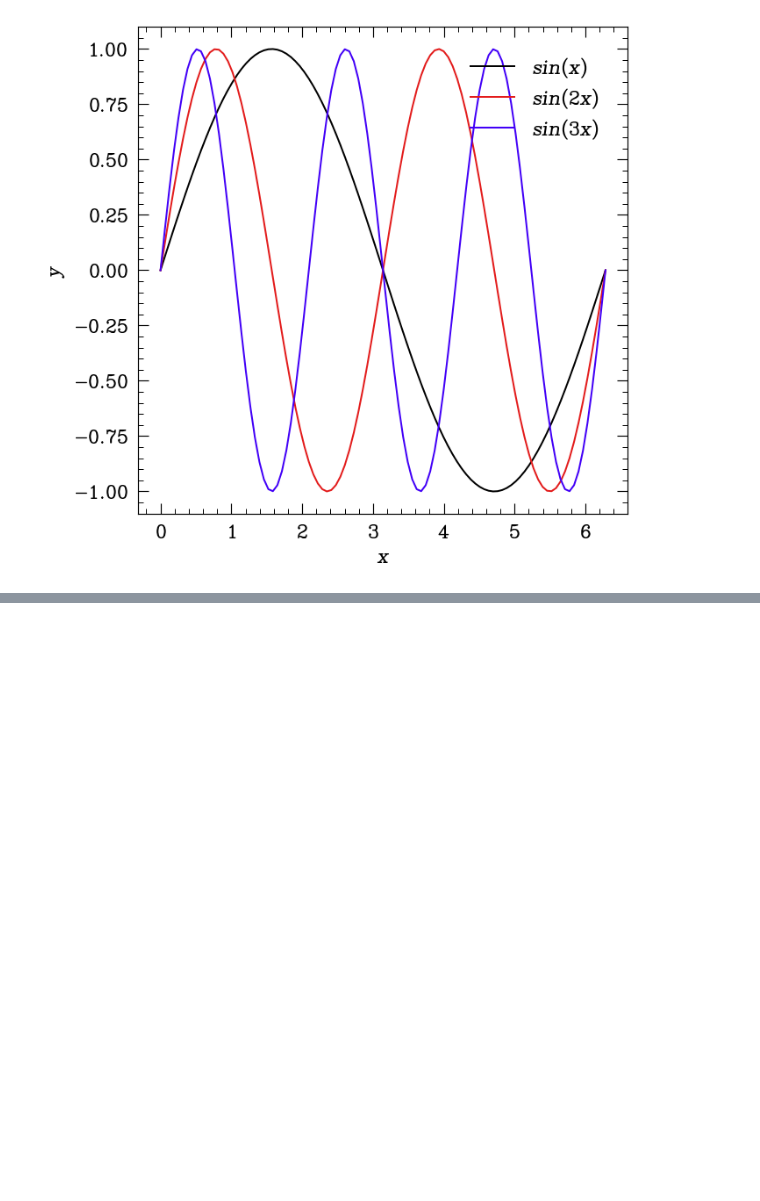
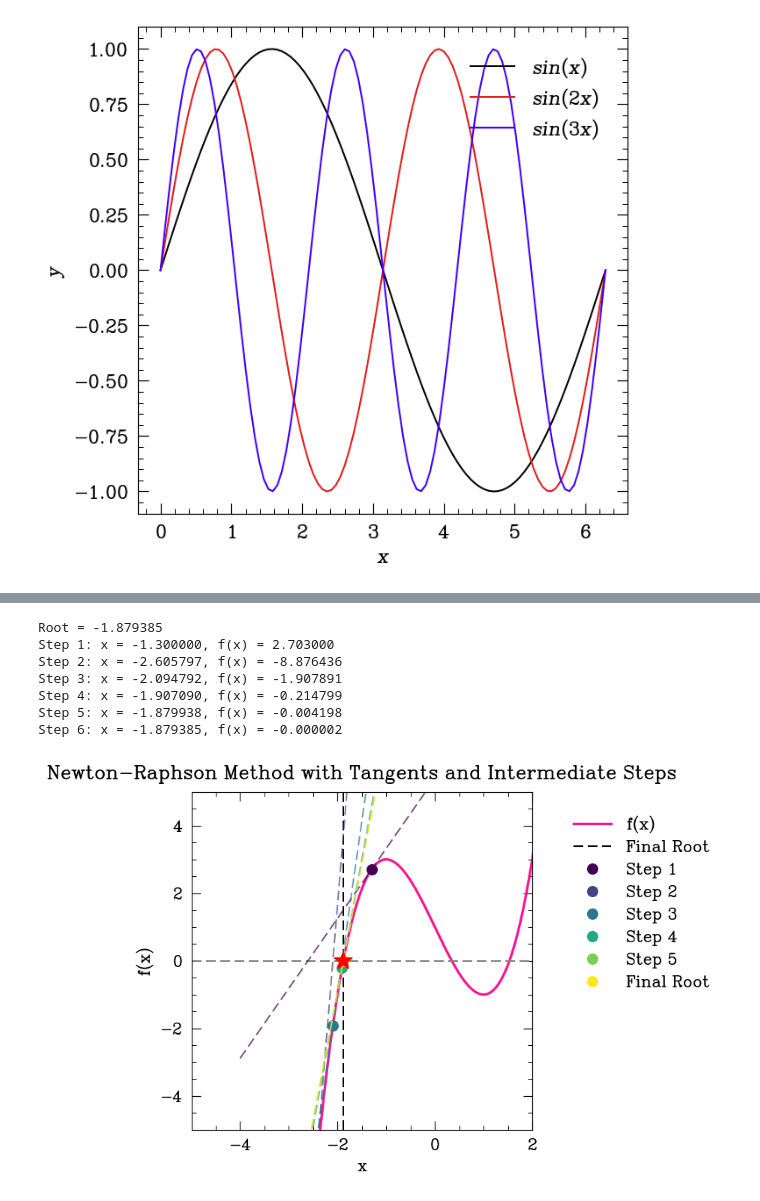
Before and after one commit to catastropiyush/coursework-notebooks, a Jupyter notebook: Untitled33.ipynb, the cells around one changed output, grey strips where cells are left out. Saved outputs shown, nothing was run; the diff lists cells and outputs as text; code cells hidden in the pictures; blank space fills up the shorter version.

```diff
--- a/Untitled33.ipynb
+++ b/Untitled33.ipynb
@@ -192,0 +276,65 @@ plt.legend()
+# %%
+import numpy as np
+import matplotlib.pyplot as plt
+
+def f(x):
+    return x**3 - 3*x + 1
+
+def f_prime(x):
+    return 3*x**2 - 3
+
+def newtoroot(f, df, x0, tol=1e-5, max_iter=100):
+    steps = [x0]
+    for _ in range(max_iter):
+        if abs(f(x0)) < tol:
+            return x0, steps
+        x0 = x0 - f(x0) / df(x0)
+        steps.append(x0)
+    raise ValueError("Method did not converge")
+
+# Find the root
+x0 = -1.3
+root, steps = newtoroot(f, f_prime, x0)
+print(f"Root = {root:.6f}")
+
+# Plotting
+x = np.linspace(-4, 5, 400)
+y = f(x)
+
+plt.figure(figsize=(7, 5))
+plt.plot(x, y, label='f(x)', color='deeppink', linewidth=2)
+plt.axhline(y=0, color='grey', linestyle='--')
+plt.axvline(x=root, color='black', linestyle='--', label='Final Root')
+
+# Plot tangent lines and intermediate roots
+colors = plt.cm.viridis(np.linspace(0, 1, len(steps)))
+for i, (x_i, color) in enumerate(zip(steps, colors)):
+    y_i = f(x_i)
+    plt.plot(x_i, y_i, 'o', color=color, markersize=8, label=f'Step {i+1}' if i < len(steps)-1 else 'Final Root')
+
+    # Tangent line
+    tangent = f_prime(x_i) * (x - x_i) + y_i
+    plt.plot(x, tangent, '--', color=color, alpha=0.7)
+
+plt.plot(root, 0, 'r*', markersize=15)
+
+plt.xlabel('x')
+plt.ylabel('f(x)')
+plt.title('Newton-Raphson Method with Tangents and Intermediate Steps')
+plt.legend(bbox_to_anchor=(1.05, 1), loc='upper left')
+plt.xlim(-5, 2)
+plt.ylim(-5, 5)
+
+plt.tight_layout()
+
+for i, step in enumerate(steps):
+    print(f"Step {i+1}: x = {step:.6f}, f(x) = {f(step):.6f}")
+# %% [output]
+Root = -1.879385
+Step 1: x = -1.300000, f(x) = 2.703000
+Step 2: x = -2.605797, f(x) = -8.876436
+Step 3: x = -2.094792, f(x) = -1.907891
+Step 4: x = -1.907090, f(x) = -0.214799
+Step 5: x = -1.879938, f(x) = -0.004198
+Step 6: x = -1.879385, f(x) = -0.000002
+[figure, added]
```
Also changed, not shown: parts of 17 cells of this notebook.
